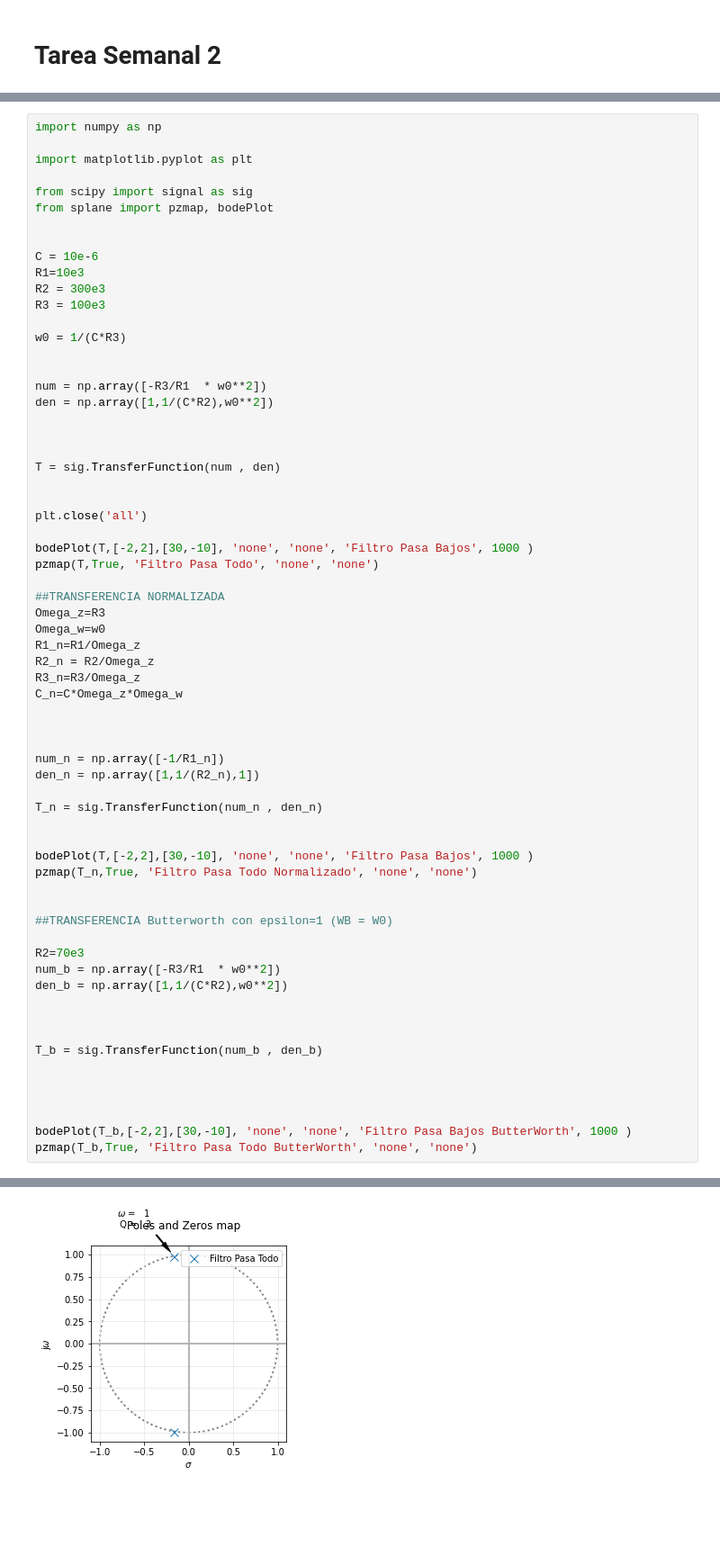
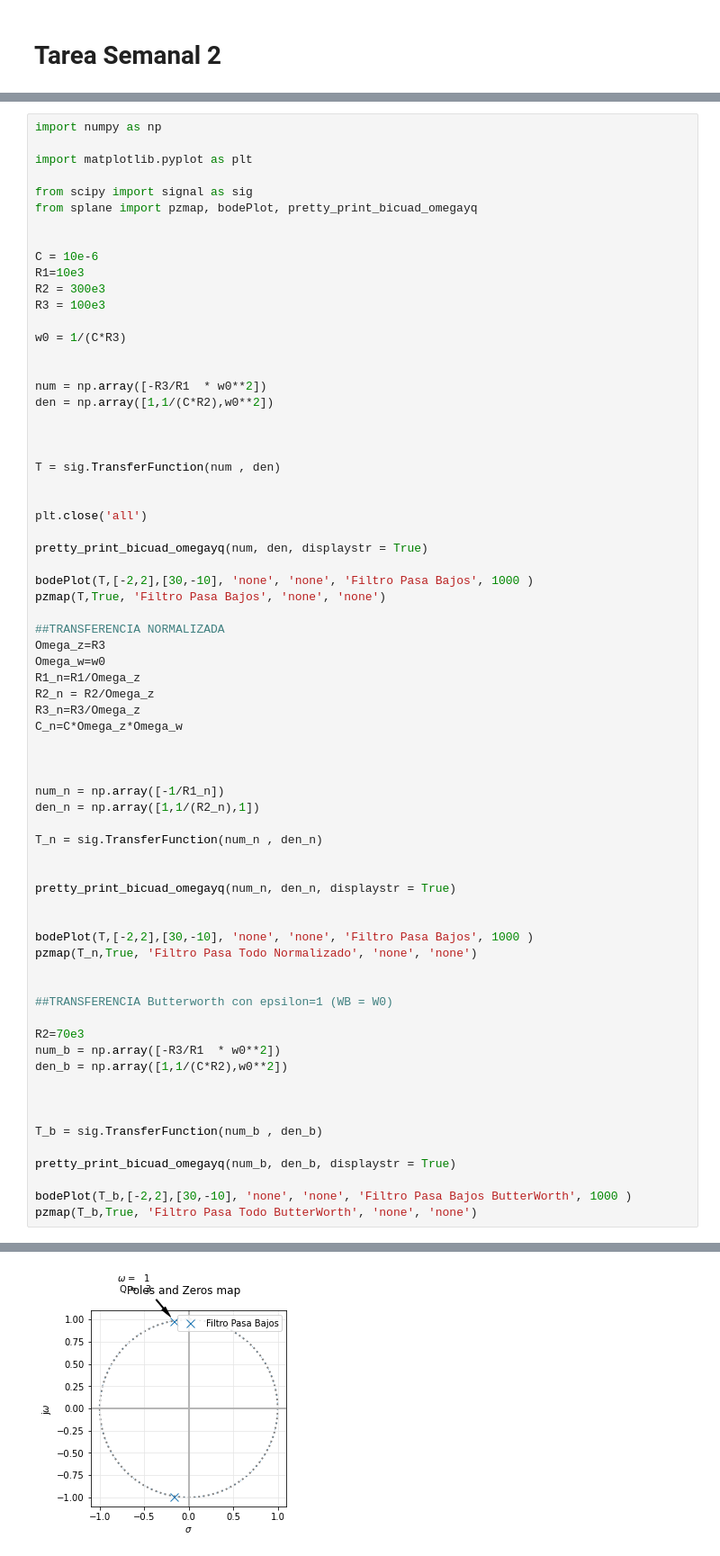
Before and after one commit to Joaquin-Pineiro/TC2Repo, a Jupyter notebook: Tareas Semanales/Tarea Semanal 2/TS N°2.ipynb, the cells around one changed output, grey strips where cells are left out. Shown at 90% size. Cells and saved outputs as stored; diff of their text form; blank space fills up the shorter version.

```diff
--- a/Tareas Semanales/Tarea Semanal 2/TS N°2.ipynb
+++ b/Tareas Semanales/Tarea Semanal 2/TS N°2.ipynb
@@ -56,7 +56,7 @@ import numpy as np
 import matplotlib.pyplot as plt
 
 from scipy import signal as sig
-from splane import pzmap, bodePlot
+from splane import pzmap, bodePlot, pretty_print_bicuad_omegayq
 
 
 C = 10e-6
@@ -77,8 +77,10 @@ T = sig.TransferFunction(num , den)
 
 plt.close('all')
 
+pretty_print_bicuad_omegayq(num, den, displaystr = True)
+
 bodePlot(T,[-2,2],[30,-10], 'none', 'none', 'Filtro Pasa Bajos', 1000 )
-pzmap(T,True, 'Filtro Pasa Todo', 'none', 'none')
+pzmap(T,True, 'Filtro Pasa Bajos', 'none', 'none')
 
 ##TRANSFERENCIA NORMALIZADA
 Omega_z=R3
@@ -96,6 +98,9 @@ den_n = np.array([1,1/(R2_n),1])
 T_n = sig.TransferFunction(num_n , den_n)
 
 
+pretty_print_bicuad_omegayq(num_n, den_n, displaystr = True)
+
+
 bodePlot(T,[-2,2],[30,-10], 'none', 'none', 'Filtro Pasa Bajos', 1000 )
 pzmap(T_n,True, 'Filtro Pasa Todo Normalizado', 'none', 'none')
 
@@ -110,8 +115,7 @@ den_b = np.array([1,1/(C*R2),w0**2])
 
 T_b = sig.TransferFunction(num_b , den_b)
 
-
-
+pretty_print_bicuad_omegayq(num_b, den_b, displaystr = True)
 
 bodePlot(T_b,[-2,2],[30,-10], 'none', 'none', 'Filtro Pasa Bajos ButterWorth', 1000 )
 pzmap(T_b,True, 'Filtro Pasa Todo ButterWorth', 'none', 'none')
@@ -119,6 +126,6 @@ pzmap(T_b,True, 'Filtro Pasa Todo ButterWorth', 'none', 'none')
 (6, <AxesSubplot:xlabel='$\\sigma$', ylabel='j$\\omega$'>)
 [figure]
-[figure, old version]
+[figure, new version]
 [figure]
 [figure]
 [figure]
```
Also changed, not shown: parts of 1 cell of this notebook.
